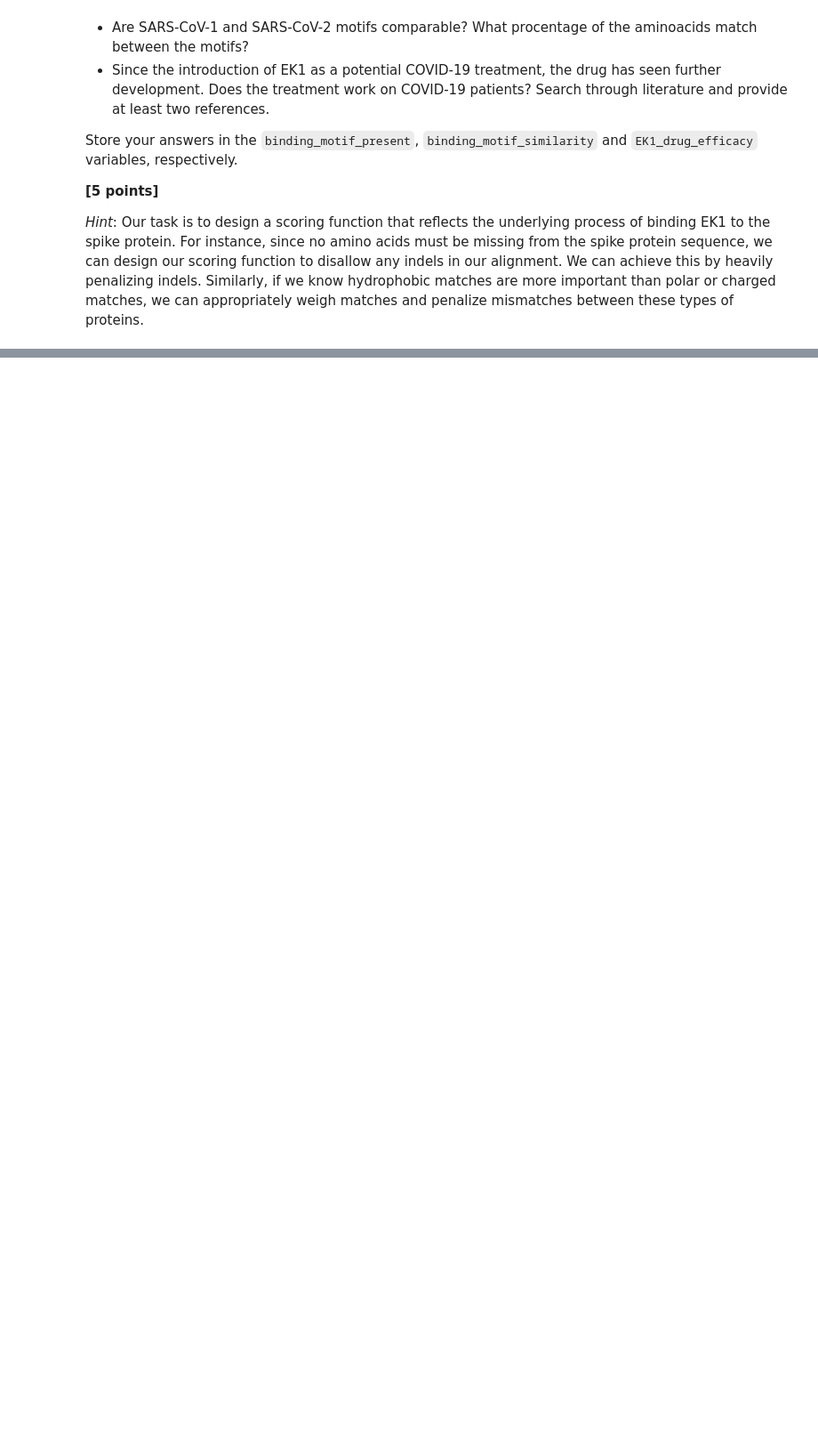
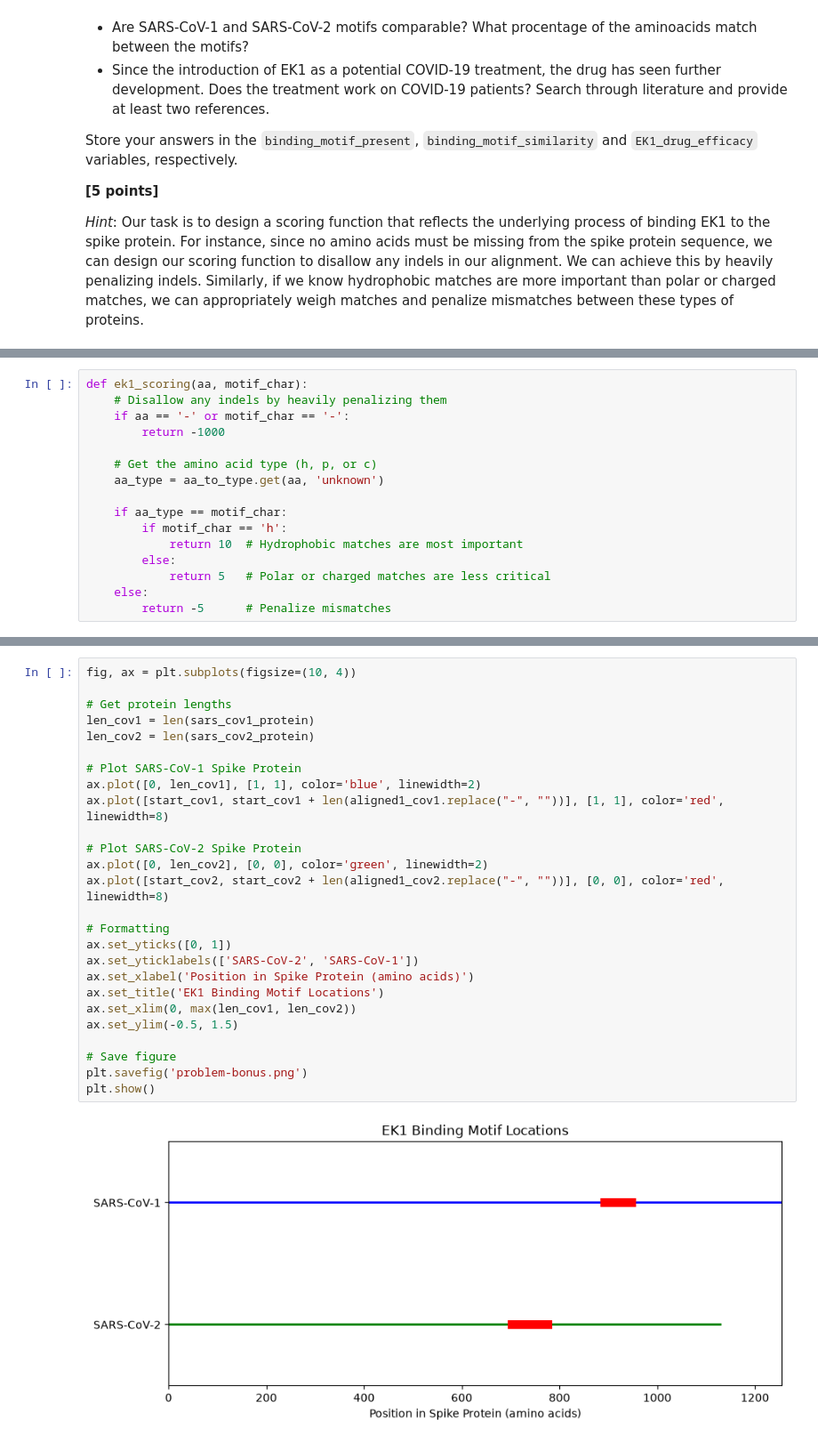
Before and after one commit to SuperHeroDXJ/assign_gene_func, a Jupyter notebook: gene_func_workbook.ipynb, the cells around one changed output, grey strips where cells are left out. Shown at 89% size. Cells and saved outputs as stored; diff of their text form; blank space fills up the shorter version.

```diff
--- a/gene_func_workbook.ipynb
+++ b/gene_func_workbook.ipynb
@@ -435,0 +450,16 @@ Does the treatment work on COVID-19 patients? Search through literature and prov
+# %%
+def ek1_scoring(aa, motif_char):
+    # Disallow any indels by heavily penalizing them
+    if aa == '-' or motif_char == '-':
+        return -1000
+
+    # Get the amino acid type (h, p, or c)
+    aa_type = aa_to_type.get(aa, 'unknown')
+
+    if aa_type == motif_char:
+        if motif_char == 'h':
+            return 10  # Hydrophobic matches are most important
+        else:
+            return 5   # Polar or charged matches are less critical
+    else:
+        return -5      # Penalize mismatches
@@ -435,0 +492,28 @@ Does the treatment work on COVID-19 patients? Search through literature and prov
+# %%
+fig, ax = plt.subplots(figsize=(10, 4))
+
+# Get protein lengths
+len_cov1 = len(sars_cov1_protein)
+len_cov2 = len(sars_cov2_protein)
+
+# Plot SARS-CoV-1 Spike Protein
+ax.plot([0, len_cov1], [1, 1], color='blue', linewidth=2)
+ax.plot([start_cov1, start_cov1 + len(aligned1_cov1.replace("-", ""))], [1, 1], color='red', linewidth=8)
+
+# Plot SARS-CoV-2 Spike Protein
+ax.plot([0, len_cov2], [0, 0], color='green', linewidth=2)
+ax.plot([start_cov2, start_cov2 + len(aligned1_cov2.replace("-", ""))], [0, 0], color='red', linewidth=8)
+
+# Formatting
+ax.set_yticks([0, 1])
+ax.set_yticklabels(['SARS-CoV-2', 'SARS-CoV-1'])
+ax.set_xlabel('Position in Spike Protein (amino acids)')
+ax.set_title('EK1 Binding Motif Locations')
+ax.set_xlim(0, max(len_cov1, len_cov2))
+ax.set_ylim(-0.5, 1.5)
+
+# Save figure
+plt.savefig('problem-bonus.png')
+plt.show()
+# %% [output]
+[figure, added]
```
Also changed, not shown: parts of 10 cells of this notebook, 1 other file.
